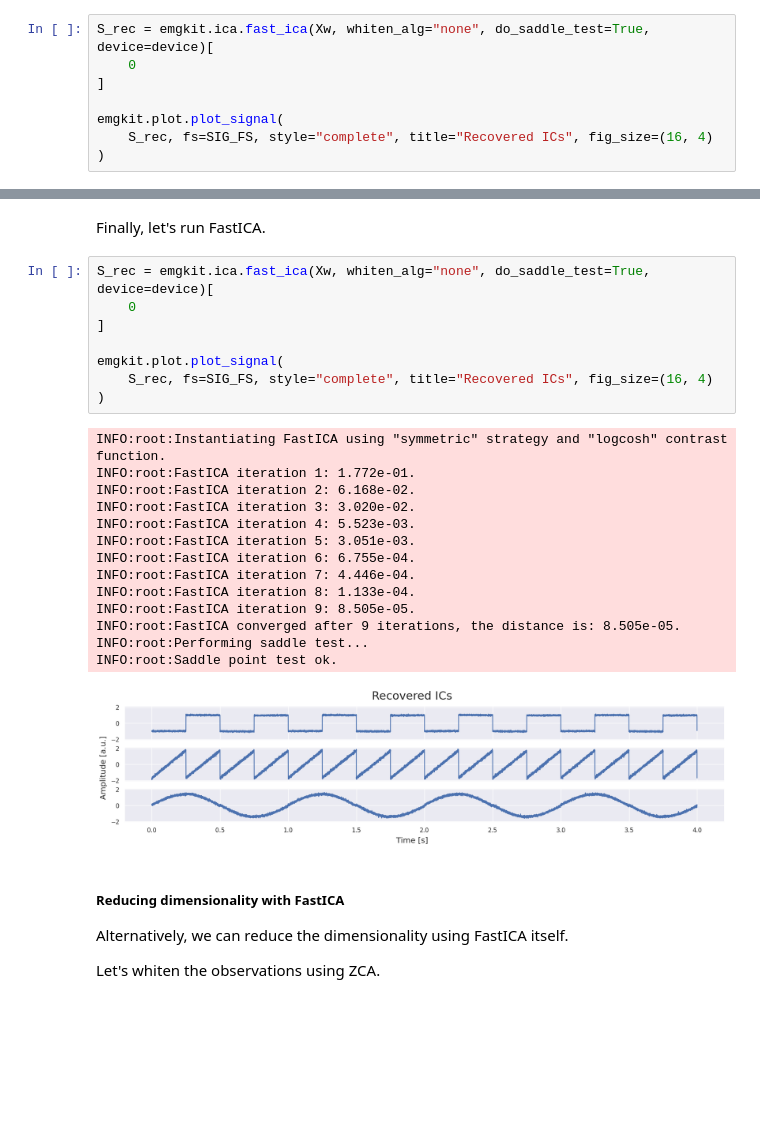
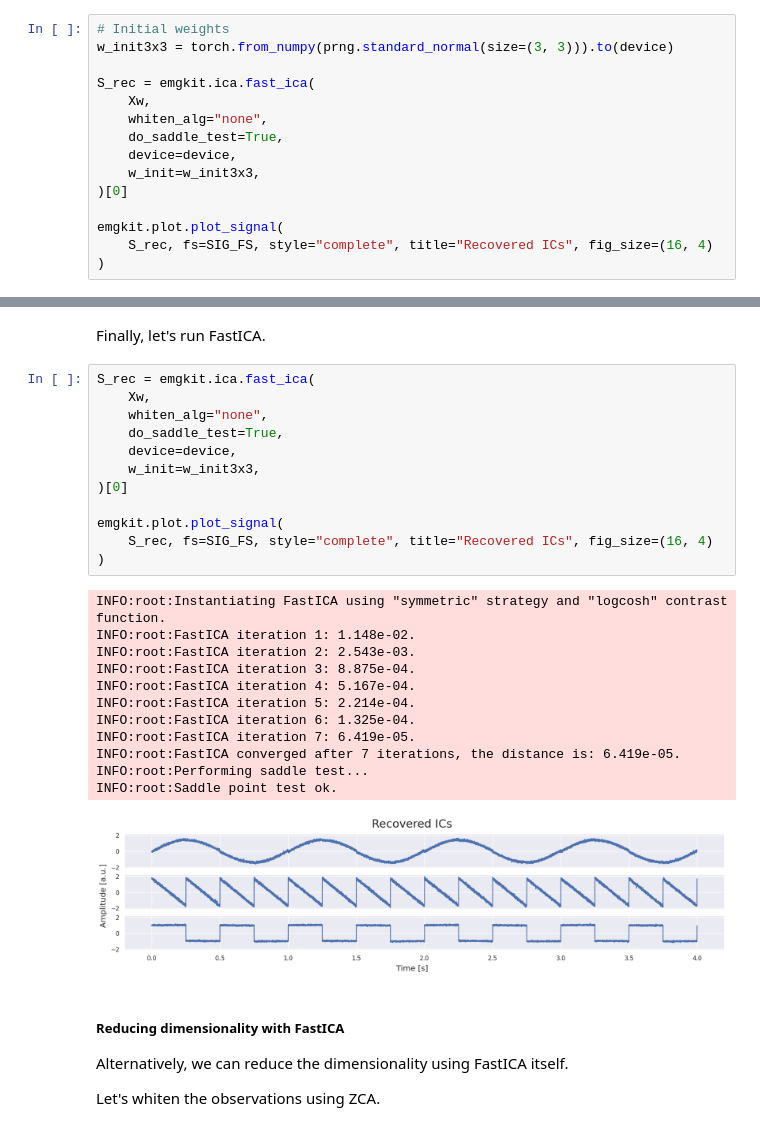
Before and after one commit to pulp-bio/emgkit, a Jupyter notebook: examples/Tutorial on ICA and sEMG.ipynb, the cells around one changed output, grey strips where cells are left out. Cells and saved outputs as stored; diff of their text form; blank space fills up the shorter version.

```diff
--- a/examples/Tutorial on ICA and sEMG.ipynb
+++ b/examples/Tutorial on ICA and sEMG.ipynb
@@ -213,9 +214,16 @@ INFO:root:Instantiating ZCAWhitening using "svd" solver.
 # %% [markdown]
 Finally, let's run FastICA.
 # %%
-S_rec = emgkit.ica.fast_ica(Xw, whiten_alg="none", do_saddle_test=True, device=device)[
-    0
-]
+# Initial weights
+w_init3x3 = torch.from_numpy(prng.standard_normal(size=(3, 3))).to(device)
+
+S_rec = emgkit.ica.fast_ica(
+    Xw,
+    whiten_alg="none",
+    do_saddle_test=True,
+    device=device,
+    w_init=w_init3x3,
+)[0]
 
 emgkit.plot.plot_signal(
     S_rec, fs=SIG_FS, style="complete", title="Recovered ICs", fig_size=(16, 4)
@@ -351,28 +361,30 @@ INFO:root:Reducing dimension of data from 4 to 3.
 # %% [markdown]
 Finally, let's run FastICA.
 # %%
-S_rec = emgkit.ica.fast_ica(Xw, whiten_alg="none", do_saddle_test=True, device=device)[
-    0
-]
+S_rec = emgkit.ica.fast_ica(
+    Xw,
+    whiten_alg="none",
+    do_saddle_test=True,
+    device=device,
+    w_init=w_init3x3,
+)[0]
 
 emgkit.plot.plot_signal(
     S_rec, fs=SIG_FS, style="complete", title="Recovered ICs", fig_size=(16, 4)
 )
 # %% [output]
 INFO:root:Instantiating FastICA using "symmetric" strategy and "logcosh" contrast function.
-INFO:root:FastICA iteration 1: 1.772e-01.
-INFO:root:FastICA iteration 2: 6.168e-02.
-INFO:root:FastICA iteration 3: 3.020e-02.
-INFO:root:FastICA iteration 4: 5.523e-03.
-INFO:root:FastICA iteration 5: 3.051e-03.
-INFO:root:FastICA iteration 6: 6.755e-04.
-INFO:root:FastICA iteration 7: 4.446e-04.
-INFO:root:FastICA iteration 8: 1.133e-04.
-INFO:root:FastICA iteration 9: 8.505e-05.
-INFO:root:FastICA converged after 9 iterations, the distance is: 8.505e-05.
+INFO:root:FastICA iteration 1: 1.148e-02.
+INFO:root:FastICA iteration 2: 2.543e-03.
+INFO:root:FastICA iteration 3: 8.875e-04.
+INFO:root:FastICA iteration 4: 5.167e-04.
+INFO:root:FastICA iteration 5: 2.214e-04.
+INFO:root:FastICA iteration 6: 1.325e-04.
+INFO:root:FastICA iteration 7: 6.419e-05.
+INFO:root:FastICA converged after 7 iterations, the distance is: 6.419e-05.
 INFO:root:Performing saddle test...
 INFO:root:Saddle point test ok.
-[figure, old version]
+[figure, new version]
 # %% [markdown]
 ##### Reducing dimensionality with FastICA
 Alternatively, we can reduce the dimensionality using FastICA itself.
```
Also changed, not shown: parts of 20 cells of this notebook, 2 other files.
